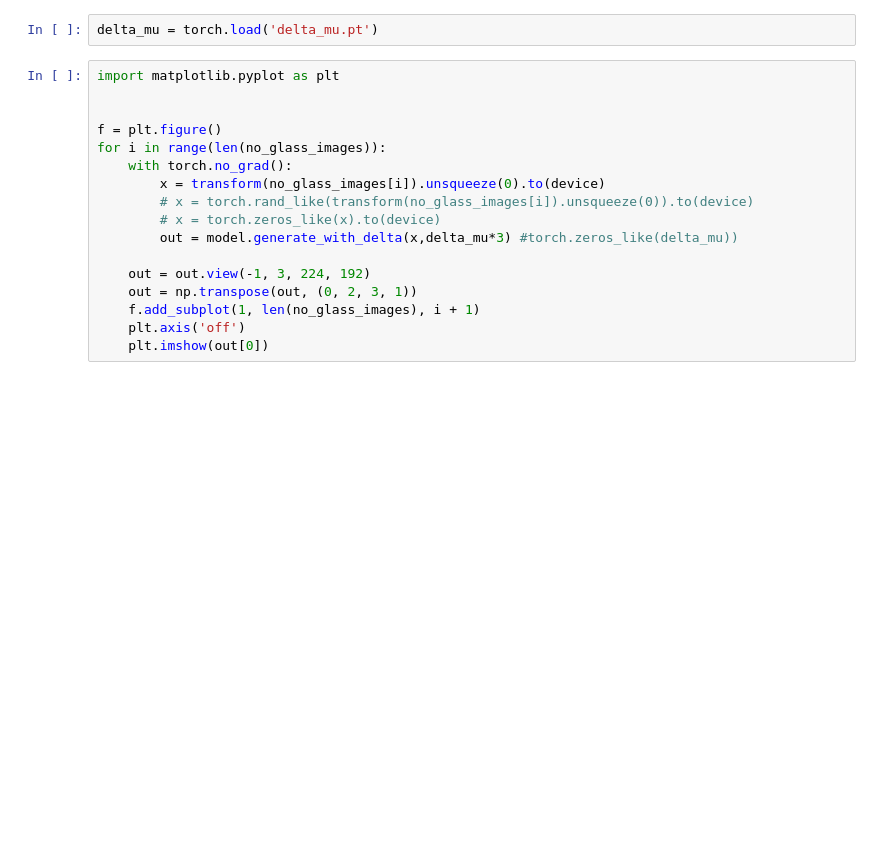
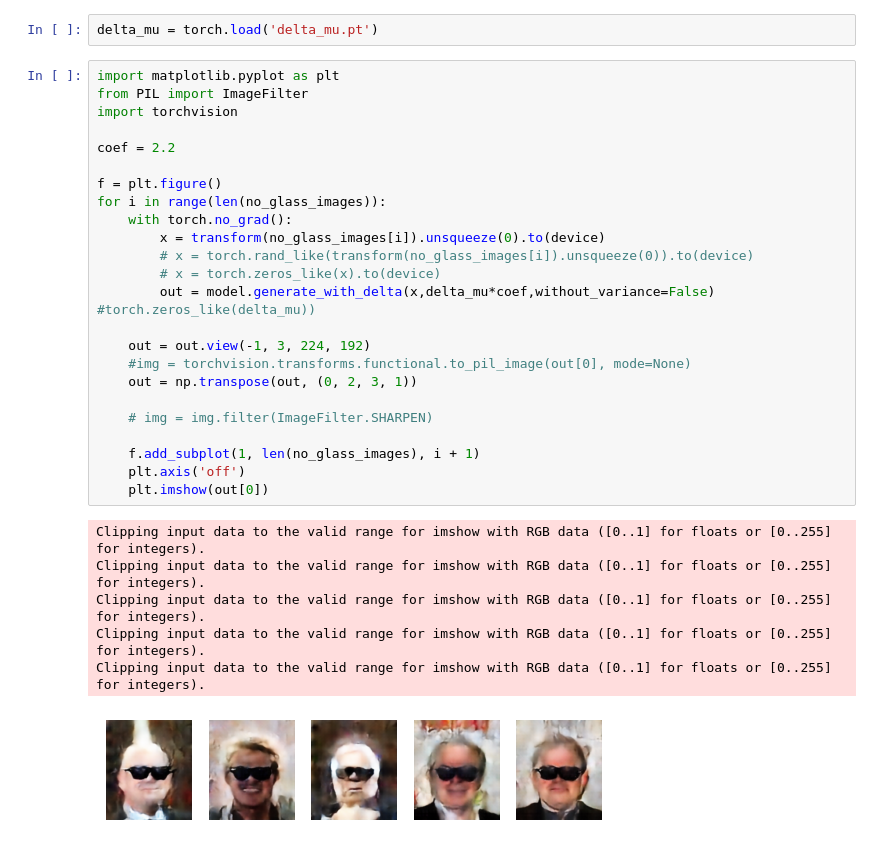
Before and after one commit to ijevtic/face-features-vae-psiml9, a Jupyter notebook: test_visualiation.ipynb, the cells around one changed output. Saved outputs shown, nothing was run; the diff lists cells and outputs as text; blank space fills up the shorter version.

```diff
--- a/test_visualiation.ipynb
+++ b/test_visualiation.ipynb
@@ -78,18 +103,32 @@ for i in range(len(glass_images)):
 delta_mu = torch.load('delta_mu.pt')
 # %%
 import matplotlib.pyplot as plt
+from PIL import ImageFilter
+import torchvision
 
+coef = 2.2
 
 f = plt.figure()
 for i in range(len(no_glass_images)):
     with torch.no_grad():
         x = transform(no_glass_images[i]).unsqueeze(0).to(device)
         # x = torch.rand_like(transform(no_glass_images[i]).unsqueeze(0)).to(device)
         # x = torch.zeros_like(x).to(device)
-        out = model.generate_with_delta(x,delta_mu*3) #torch.zeros_like(delta_mu))
+        out = model.generate_with_delta(x,delta_mu*coef,without_variance=False) #torch.zeros_like(delta_mu))
 
     out = out.view(-1, 3, 224, 192)
+    #img = torchvision.transforms.functional.to_pil_image(out[0], mode=None)
     out = np.transpose(out, (0, 2, 3, 1))
+
+    # img = img.filter(ImageFilter.SHARPEN)
+
     f.add_subplot(1, len(no_glass_images), i + 1)
     plt.axis('off')
     plt.imshow(out[0])
+# %% [output]
+Clipping input data to the valid range for imshow with RGB data ([0..1] for floats or [0..255] for integers).
+Clipping input data to the valid range for imshow with RGB data ([0..1] for floats or [0..255] for integers).
+Clipping input data to the valid range for imshow with RGB data ([0..1] for floats or [0..255] for integers).
+Clipping input data to the valid range for imshow with RGB data ([0..1] for floats or [0..255] for integers).
+Clipping input data to the valid range for imshow with RGB data ([0..1] for floats or [0..255] for integers).
+[figure, added]
```
Also changed, not shown: parts of 3 cells of this notebook, 8 other files.
